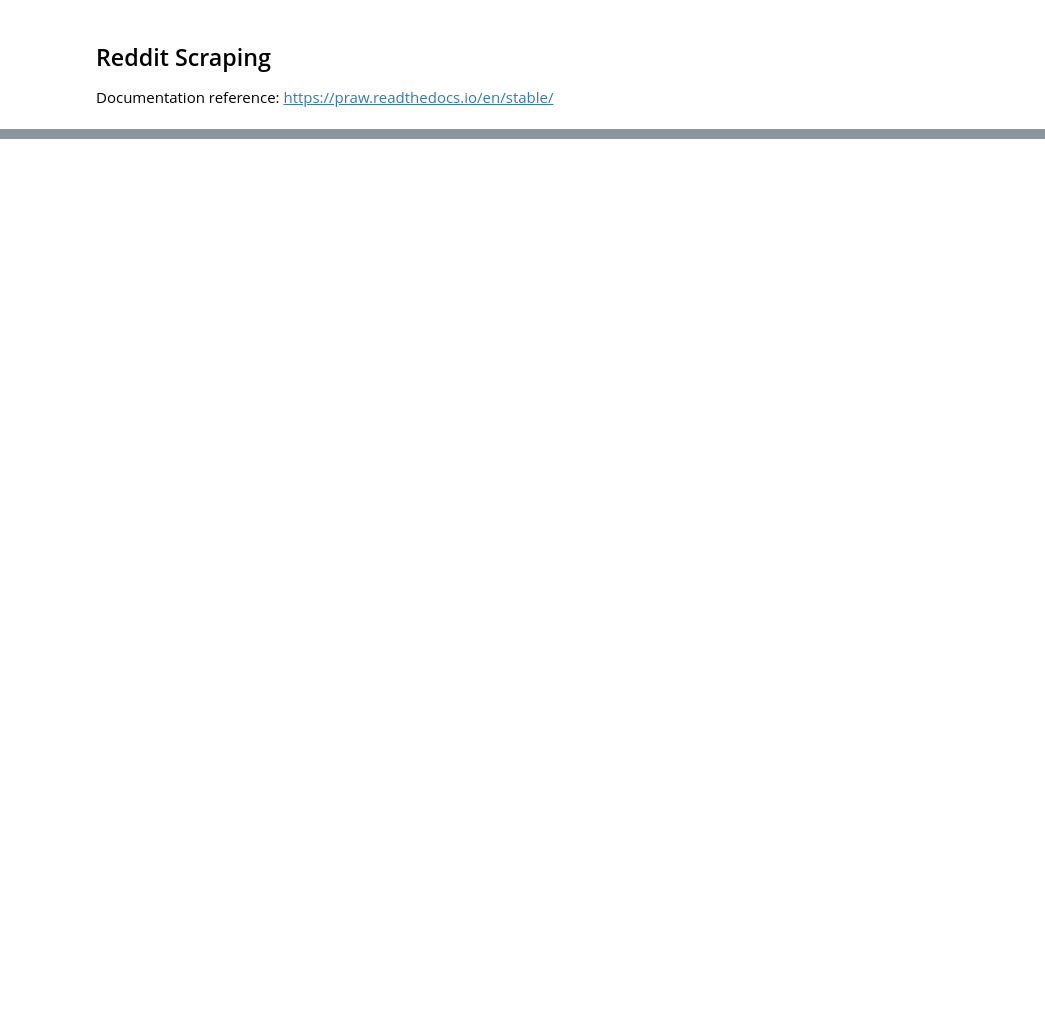
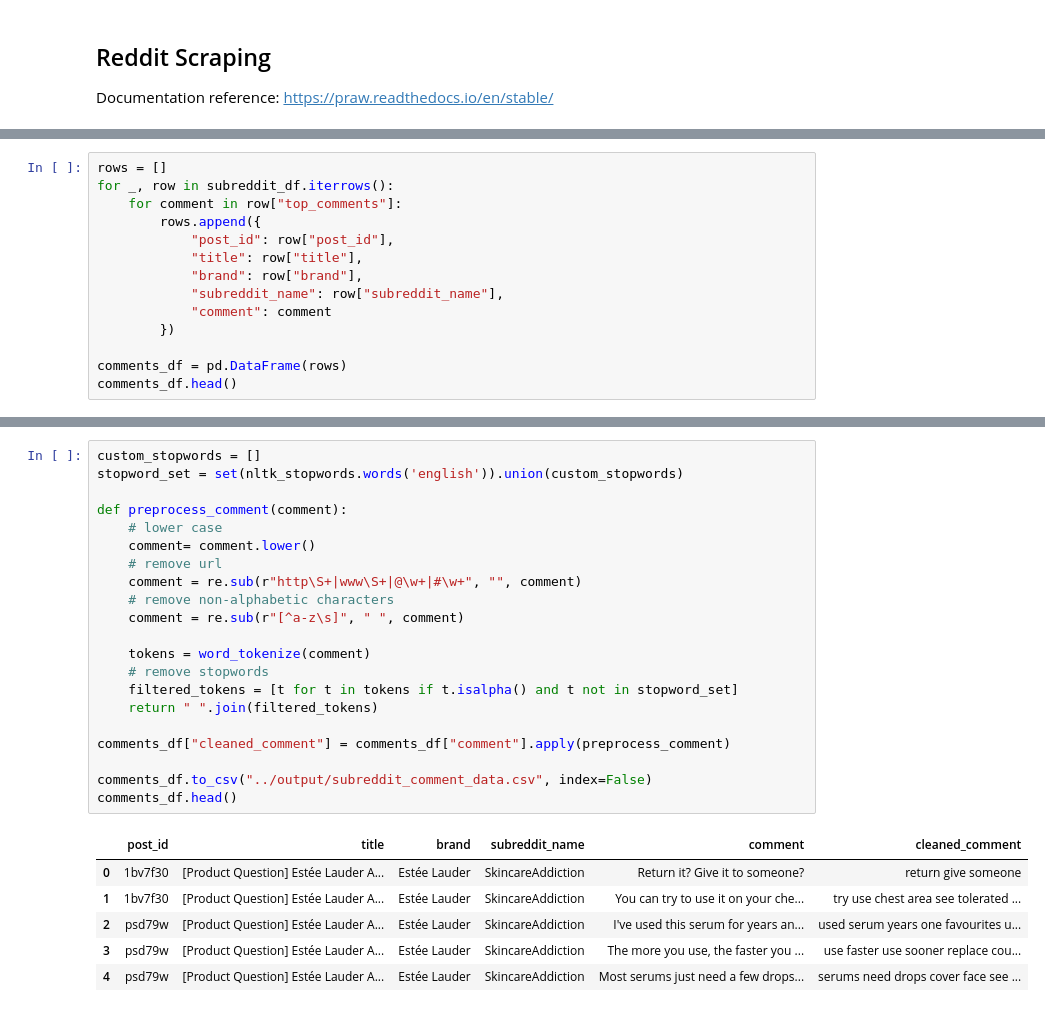
Before and after one commit to oooogiselle/Skinfluence, a Jupyter notebook: code/reddit.ipynb, the cells around one changed output, grey strips where cells are left out. Saved outputs shown, nothing was run; the diff lists cells and outputs as text; blank space fills up the shorter version.

```diff
--- a/code/reddit.ipynb
+++ b/code/reddit.ipynb
@@ -200,0 +165,14 @@ comment_df = pd.DataFrame(comment_rows)
+# %%
+rows = []
+for _, row in subreddit_df.iterrows():
+    for comment in row["top_comments"]:
+        rows.append({
+            "post_id": row["post_id"],
+            "title": row["title"],
+            "brand": row["brand"],
+            "subreddit_name": row["subreddit_name"],
+            "comment": comment
+        })
+
+comments_df = pd.DataFrame(rows)
+comments_df.head()
@@ -200,0 +186,28 @@ comment_df = pd.DataFrame(comment_rows)
+# %%
+custom_stopwords = []
+stopword_set = set(nltk_stopwords.words('english')).union(custom_stopwords)
+
+def preprocess_comment(comment):
+    # lower case
+    comment= comment.lower()
+    # remove url
+    comment = re.sub(r"http\S+|www\S+|@\w+|#\w+", "", comment)
+    # remove non-alphabetic characters
+    comment = re.sub(r"[^a-z\s]", " ", comment)
+
+    tokens = word_tokenize(comment)
+    # remove stopwords
+    filtered_tokens = [t for t in tokens if t.isalpha() and t not in stopword_set]
+    return " ".join(filtered_tokens)
+
+comments_df["cleaned_comment"] = comments_df["comment"].apply(preprocess_comment)
+
+comments_df.to_csv("../output/subreddit_comment_data.csv", index=False)
+comments_df.head()
+# %% [output]
+|  | post_id | title | brand | subreddit_name | comment | cleaned_comment |
+| 0 | 1bv7f30 | [Product Question] Estée Lauder A... | Estée Lauder | SkincareAddiction | Return it? Give it to someone? | return give someone |
+| 1 | 1bv7f30 | [Product Question] Estée Lauder A... | Estée Lauder | SkincareAddiction | You can try to use it on your che... | try use chest area see tolerated ... |
+| 2 | psd79w | [Product Question] Estée Lauder A... | Estée Lauder | SkincareAddiction | I've used this serum for years an... | used serum years one favourites u... |
+| 3 | psd79w | [Product Question] Estée Lauder A... | Estée Lauder | SkincareAddiction | The more you use, the faster you ... | use faster use sooner replace cou... |
+| 4 | psd79w | [Product Question] Estée Lauder A... | Estée Lauder | SkincareAddiction | Most serums just need a few drops... | serums need drops cover face see ... |
```
Also changed, not shown: parts of 10 cells of this notebook, 5 other files.
